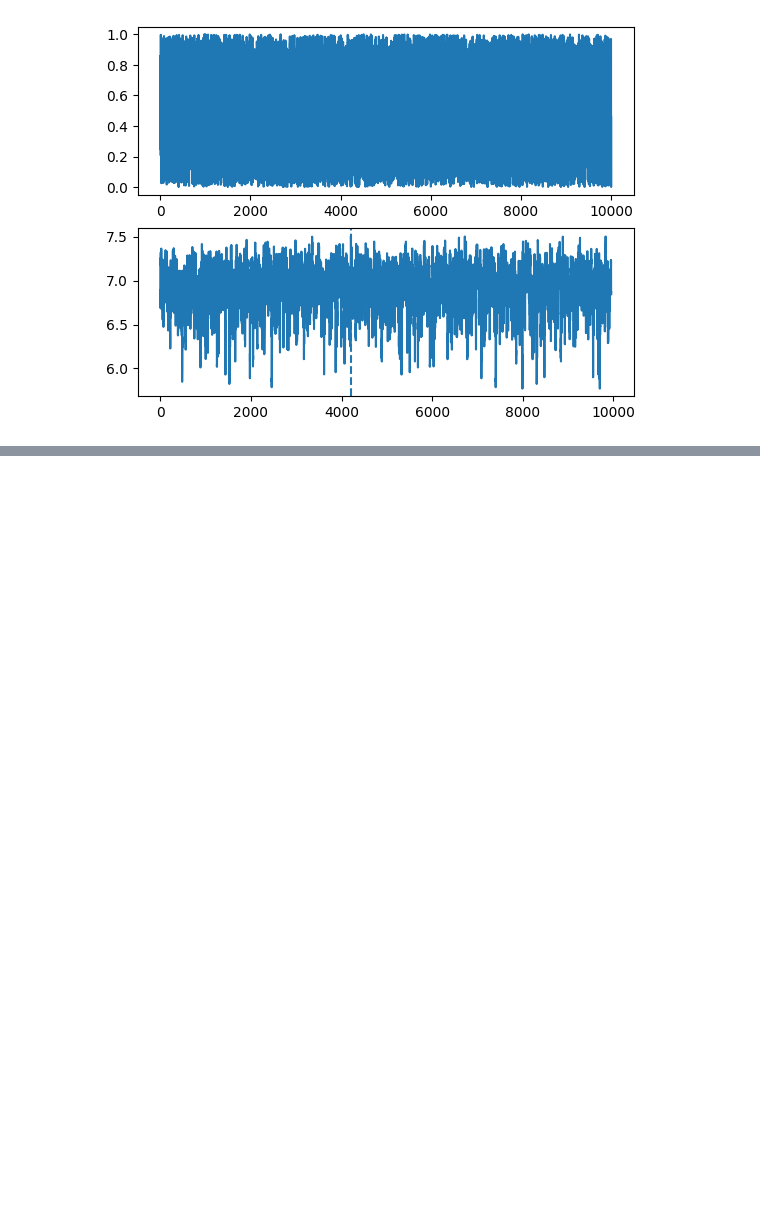
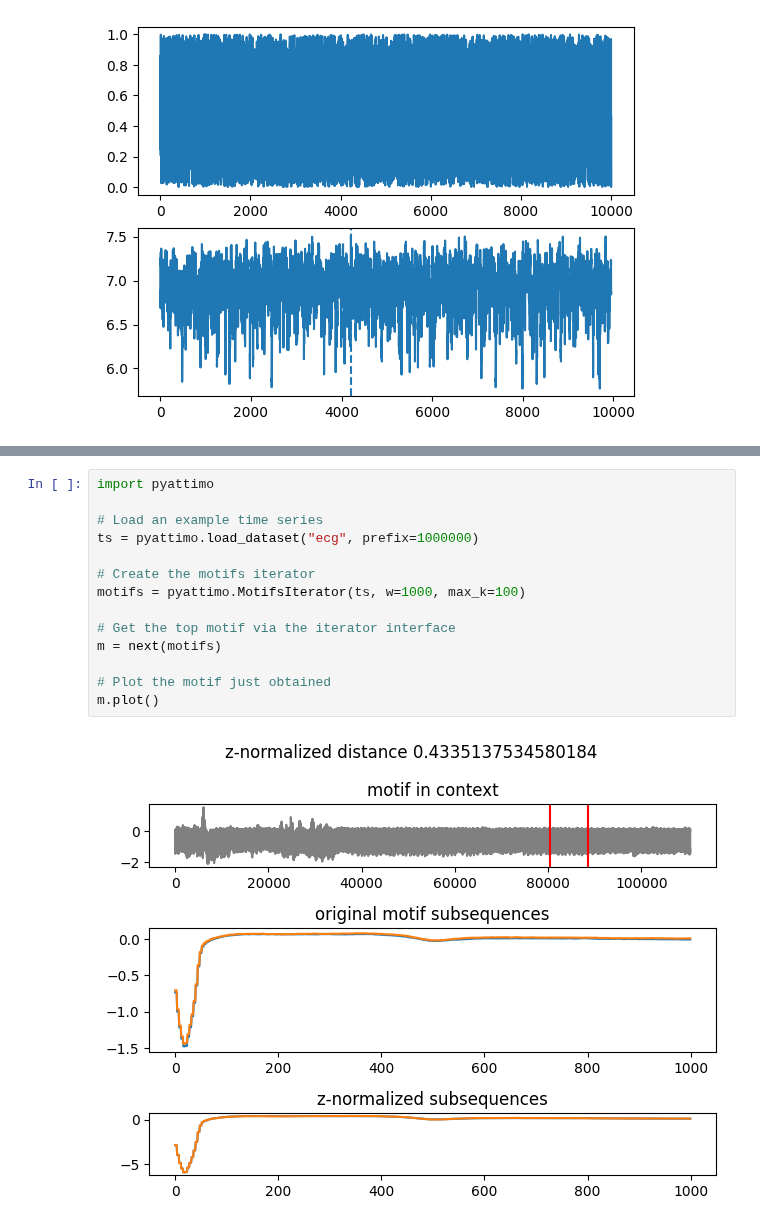
Before and after one commit to aidaLabDEI/LEIT-motifs, a Jupyter notebook: Motif_Discovery.ipynb, the cells around one changed output, grey strips where cells are left out. Drawn from its saved outputs; the diff is of its cells as text; blank space fills up the shorter version.

```diff
--- a/Motif_Discovery.ipynb
+++ b/Motif_Discovery.ipynb
@@ -39,0 +97,16 @@ plt.show()
+# %%
+import pyattimo
+
+# Load an example time series
+ts = pyattimo.load_dataset("ecg", prefix=1000000)
+
+# Create the motifs iterator
+motifs = pyattimo.MotifsIterator(ts, w=1000, max_k=100)
+
+# Get the top motif via the iterator interface
+m = next(motifs)
+
+# Plot the motif just obtained
+m.plot()
+# %% [output]
+[figure, added]
```
Also changed, not shown: parts of 23 cells of this notebook.
